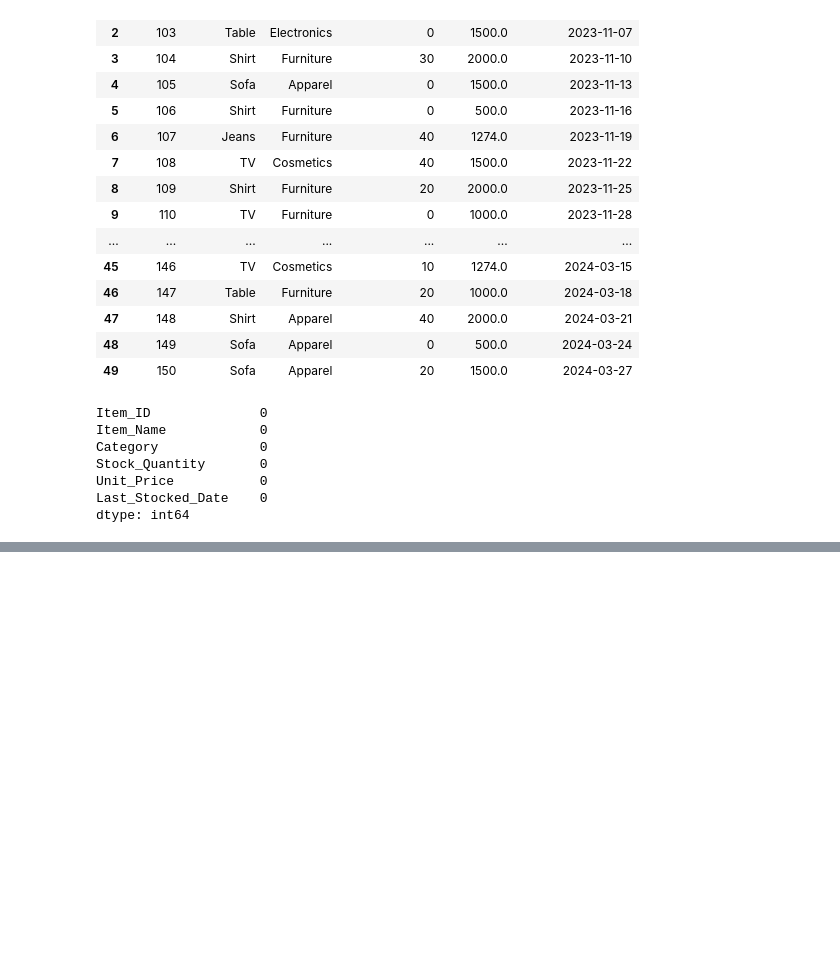
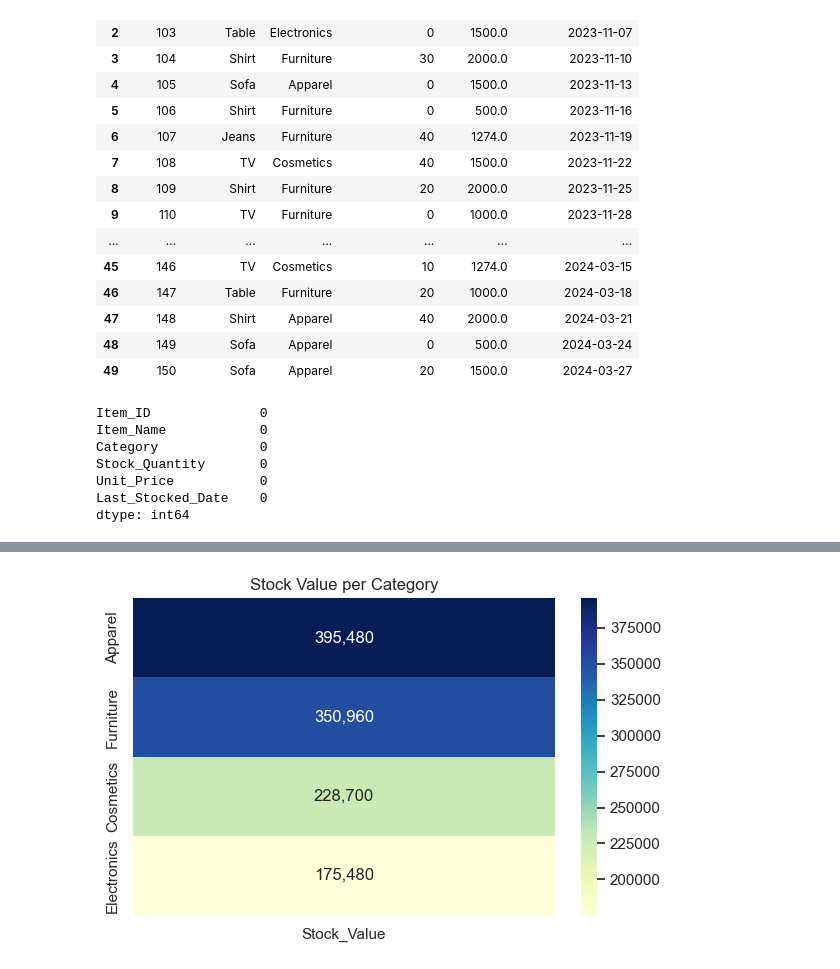
Before and after one commit to sahusuman9/eda_projects_python, a Jupyter notebook: eda_with_libraries/retail_store/retail.ipynb, the cells around one changed output, grey strips where cells are left out. Cells and saved outputs as stored; diff of their text form; code cells hidden in the pictures; blank space fills up the shorter version.

```diff
--- a/eda_with_libraries/retail_store/retail.ipynb
+++ b/eda_with_libraries/retail_store/retail.ipynb
@@ -166,0 +427,16 @@ df.to_csv('cleaned_retail_data.csv', index=False)
+# %%
+# Heatmap or pivot table (via seaborn) showing stock value per category.
+
+pivot = (df.pivot_table(index='Category', values='Stock_Value', aggfunc='sum').sort_values('Stock_Value', ascending=False))
+
+plt.figure(figsize=(6, 4))
+sns.set_theme(style='white')
+
+ax = sns.heatmap(pivot,annot=True, fmt=',.0f',cmap='YlGnBu')
+
+ax.set_title("Stock Value per Category")
+ax.set_xlabel("")
+ax.set_ylabel("")
+plt.tight_layout()
+# %% [output]
+[figure, added]
```
Also changed, not shown: parts of 33 cells of this notebook.
